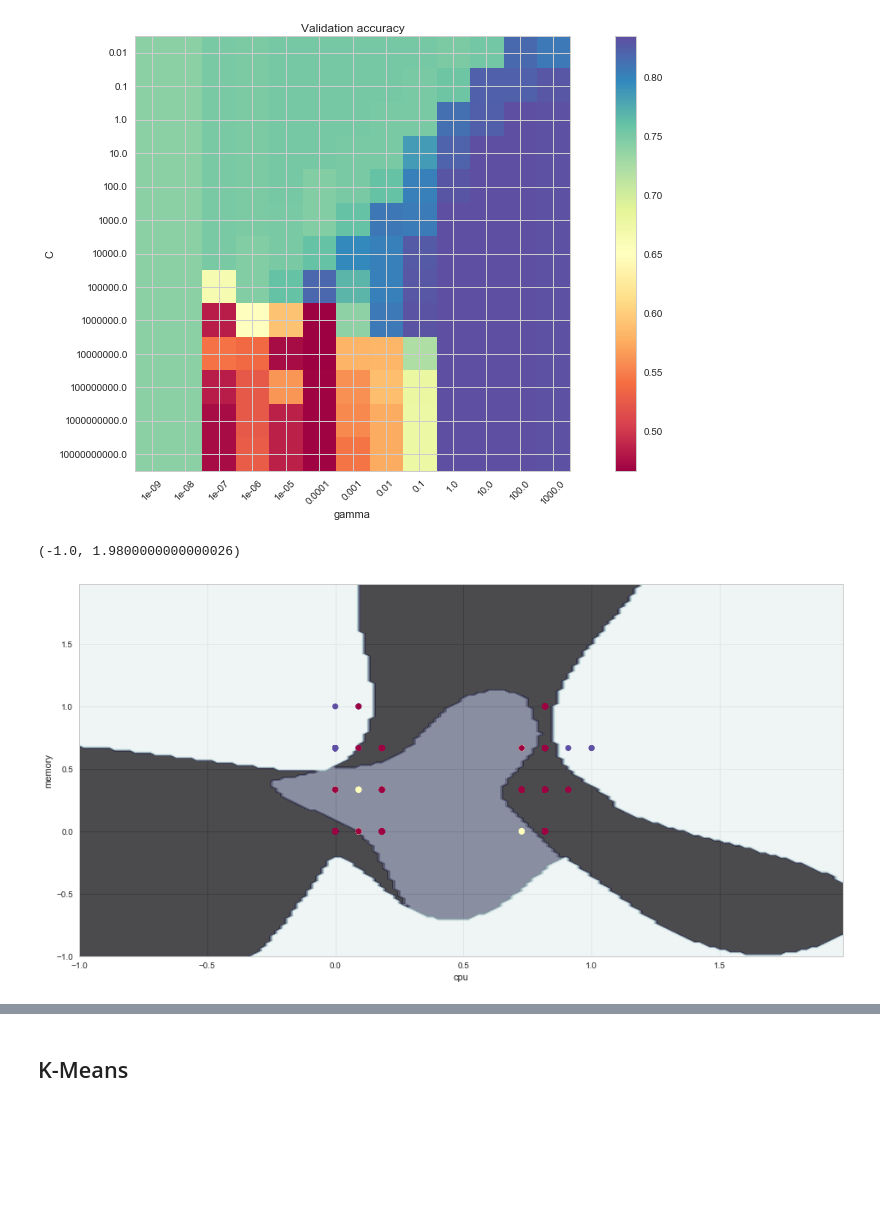
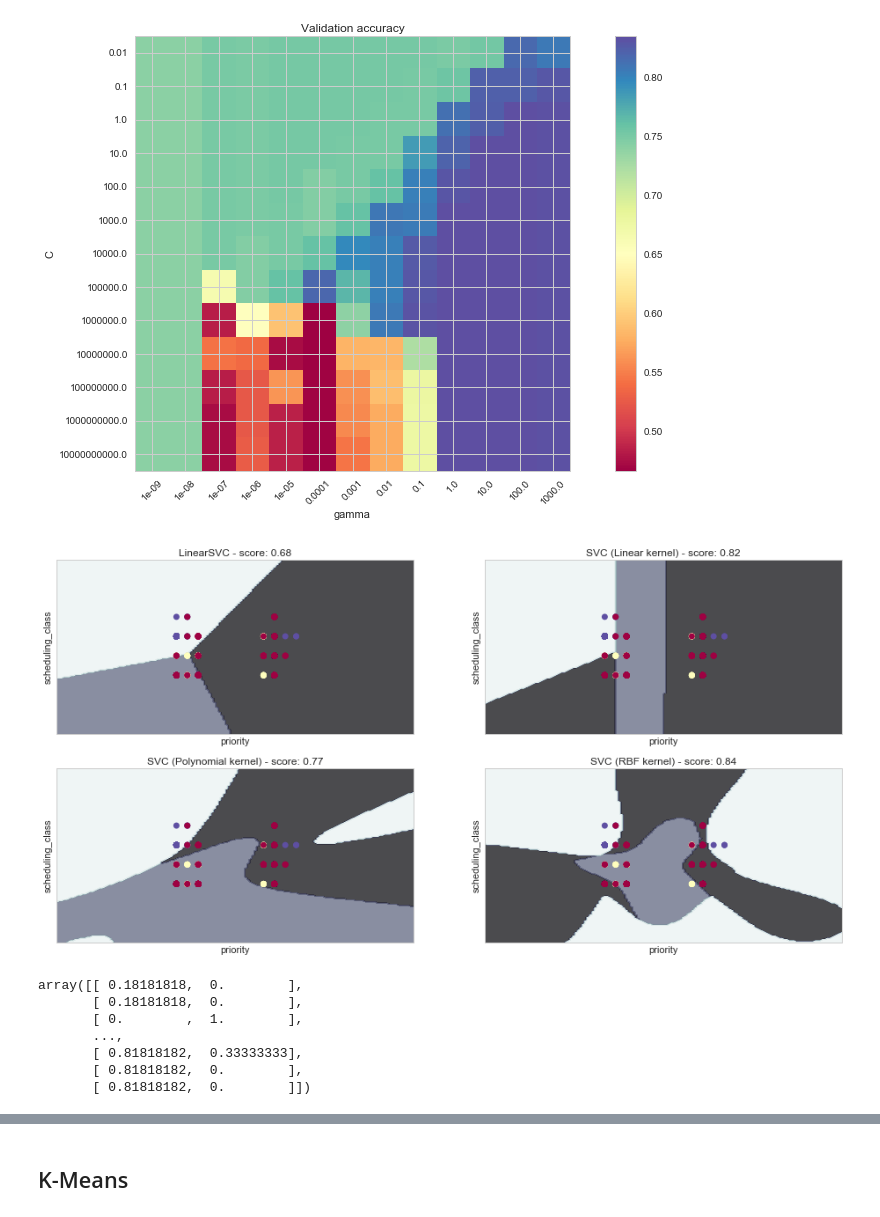
Before and after one commit to debjan/notebooks, a Jupyter notebook: index.ipynb, the cells around one changed output, grey strips where cells are left out. Cells and saved outputs as stored; diff of their text form; code cells hidden in the pictures; blank space fills up the shorter version.

```diff
--- a/index.ipynb
+++ b/index.ipynb
@@ -137,3 +130,11 @@ export_graphviz(prio_clf,
 ### Data normalization
 # %%
 scaler = preprocessing.MinMaxScaler()
+# %%
+from sklearn.feature_selection import SelectKBest
+from sklearn.feature_selection import chi2
+
+X = tf[['cpu_request', 'memory_request', 'priority', 'scheduling_class']].values
+y = tf.event_type.values
+X_new = SelectKBest(chi2, k=2).fit_transform(X, y)
+X_new.shape
@@ -145,6 +174,5 @@ y = tf.event_type.values
 # %%
-X = scaler.fit_transform(X_data)
-# y = scaler.fit_transform(y_data)
+X = scaler.fit_transform(X_new)
 # %%
 X_normalized = preprocessing.normalize(X, norm='l2')
 X_normalized
@@ -171,3 +215,10 @@ print("The best parameters are %s with a score of %0.2f"
       % (grid.best_params_, grid.best_score_))
 # %% [output]
 The best parameters are {'gamma': 1.0, 'C': 1000.0} with a score of 0.83
+# %%
+C_range = np.logspace(-2, 10, 13)
+gamma_range = np.logspace(-9, 3, 13)
+param_grid = dict(gamma=gamma_range, C=C_range)
+cv = StratifiedShuffleSplit(y, n_iter=5, test_size=0.2, random_state=42)
+grid = GridSearchCV(svm.SVC(), param_grid=param_grid, cv=cv)
+grid.fit(X, y)
@@ -196,16 +252,35 @@ x_min, x_max = X[:, 0].min() - 1, X[:, 0].max() + 1
 y_min, y_max = X[:, 1].min() - 1, X[:, 1].max() + 1
 xx, yy = np.meshgrid(np.arange(x_min, x_max, .02), np.arange(y_min, y_max, .02))
 # %%
-Z = rbf_svc.predict(np.c_[xx.ravel(), yy.ravel()])
+Z = poly_svc.predict(np.c_[xx.ravel(), yy.ravel()])
-# %%
-Z = Z.reshape(xx.shape)
-plt.contourf(xx, yy, Z, alpha=0.75, cmap=plt.cm.bone)
-
-plt.scatter(X[:, 0], X[:, 1], c=y, cmap=plt.cm.Spectral)
-plt.xlabel('cpu')
-plt.ylabel('memory')
-plt.xlim(xx.min(), xx.max())
-plt.ylim(yy.min(), yy.max())
-# %% [output]
-(-1.0, 1.9800000000000026)
-[figure, removed]
+# %%
+classifiers = ['LinearSVC', 'SVC (Linear kernel)', 'SVC (Polynomial kernel)', 'SVC (RBF kernel)']
+fig, ax = plt.subplots(2, 2, sharex=True, sharey=True)
+
+for i, clf in enumerate([lin_svc, svc, poly_svc, rbf_svc]):
+    Z = clf.predict(np.c_[xx.ravel(), yy.ravel()])
+    Z = Z.reshape(xx.shape)
+
+    axis = ax[int(i/2)][i % 2]
+    axis.contourf(xx, yy, Z, alpha=0.75, cmap=plt.cm.bone)
+    axis.scatter(X[:, 0], X[:, 1], c=y, cmap=plt.cm.Spectral)
+
+    axis.set_title('{} - score: {:.2f}'.format(classifiers[i], clf.score(X, y)))
+    axis.set_xlabel('priority')
+    axis.set_ylabel('scheduling_class')
+    axis.set_xlim(xx.min(), xx.max())
+    axis.set_ylim(yy.min(), yy.max())
+    axis.set_xticks(())
+    axis.set_yticks(())
+# %% [output]
+[figure, added]
+# %%
+X
+# %% [output]
+array([[ 0.18181818,  0.        ],
+       [ 0.18181818,  0.        ],
+       [ 0.        ,  1.        ],
+       ...,
+       [ 0.81818182,  0.33333333],
+       [ 0.81818182,  0.        ],
+       [ 0.81818182,  0.        ]])
```
Also changed, not shown: parts of 11 cells of this notebook.
